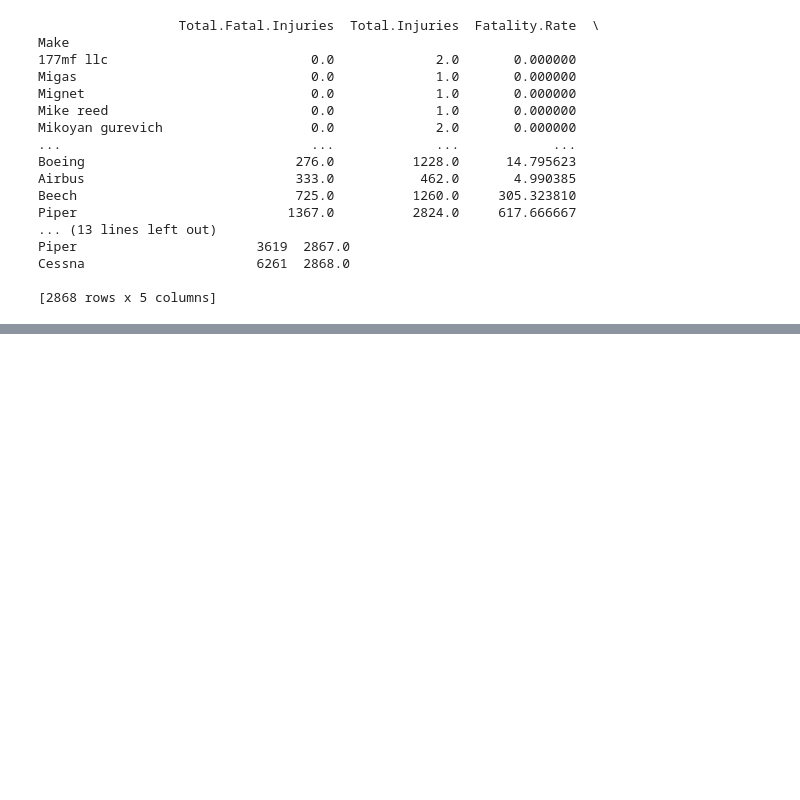
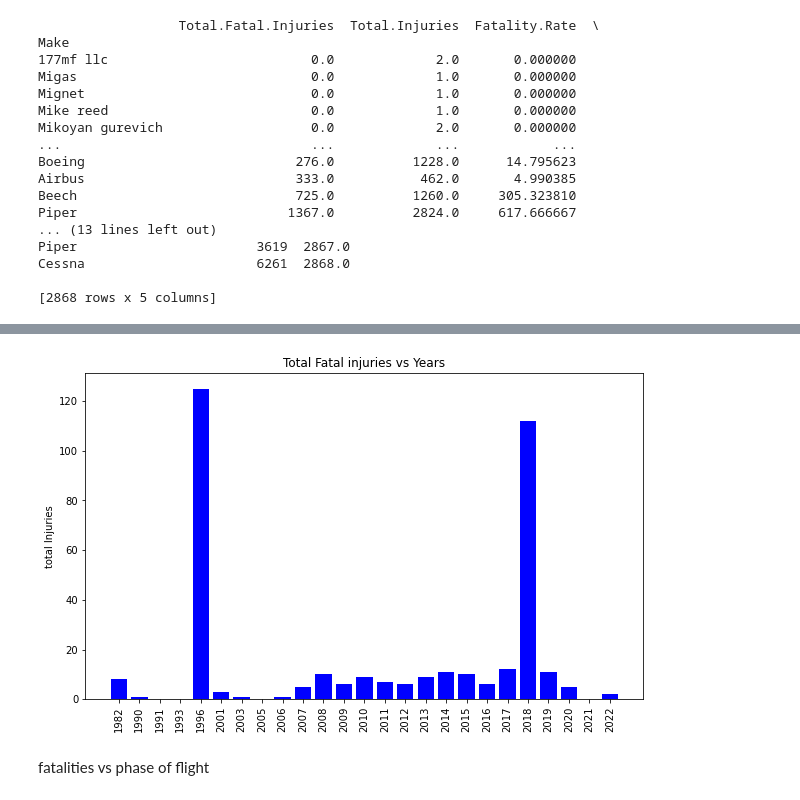
Before and after one commit to K-Pegg/Charting-New-Heights, a Jupyter notebook: Airline_Data_Project_juvenson.ipynb, the cells around one changed output, grey strips where cells are left out. Saved outputs shown, nothing was run; the diff lists cells and outputs as text; code cells hidden in the pictures; blank space fills up the shorter version.

```diff
--- a/Airline_Data_Project_juvenson.ipynb
+++ b/Airline_Data_Project_juvenson.ipynb
@@ -368,0 +425,15 @@ Cessna                      6261  2868.0
+# %%
+#fig, axs = plt.subplots(1, 3, figsize=(10, 18))
+plt.figure(figsize=(10, 6))
+plt.bar(df_20['Year'], df_20['Total.Fatal.Injuries'],color='blue')
+
+#plt.xlabel(df_20['Make'].values)
+plt.ylabel('total Injuries')
+plt.title('Total Fatal injuries vs Years')
+plt.tick_params (axis="x", labelrotation=90)
+
+plt.show()
+# %% [output]
+[figure, added]
+# %% [markdown]
+fatalities vs phase of flight
```
Also changed, not shown: parts of 17 cells of this notebook.
